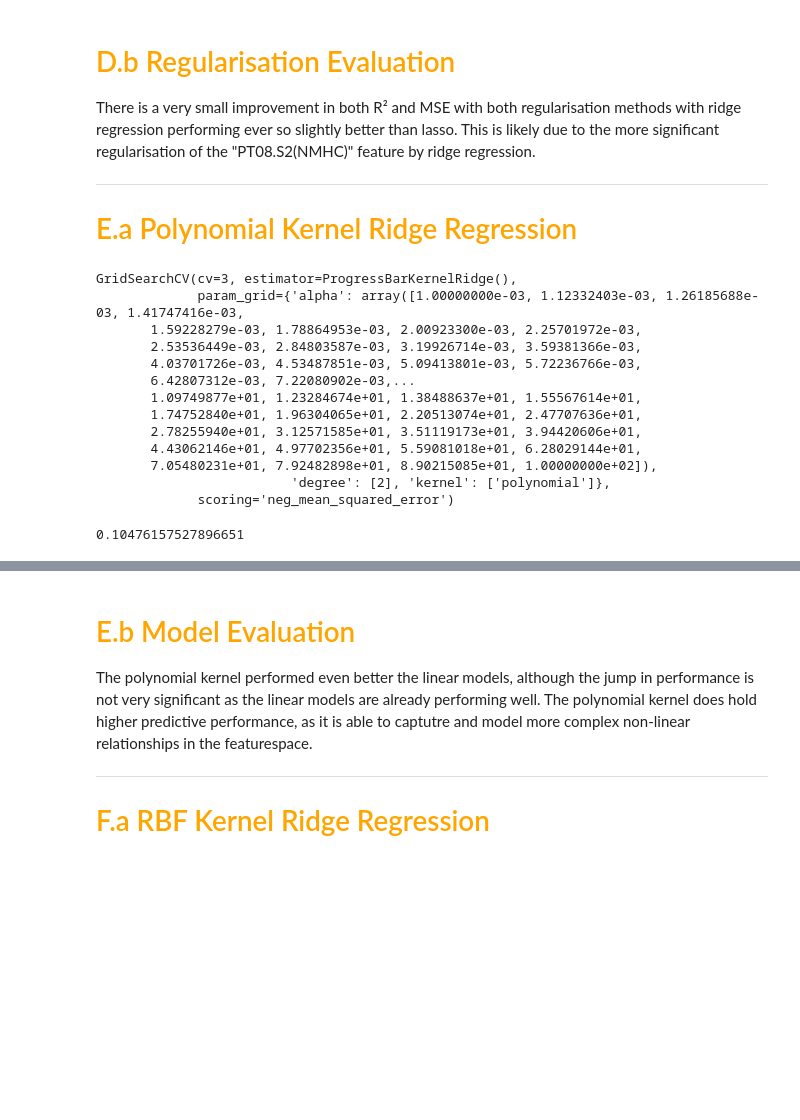
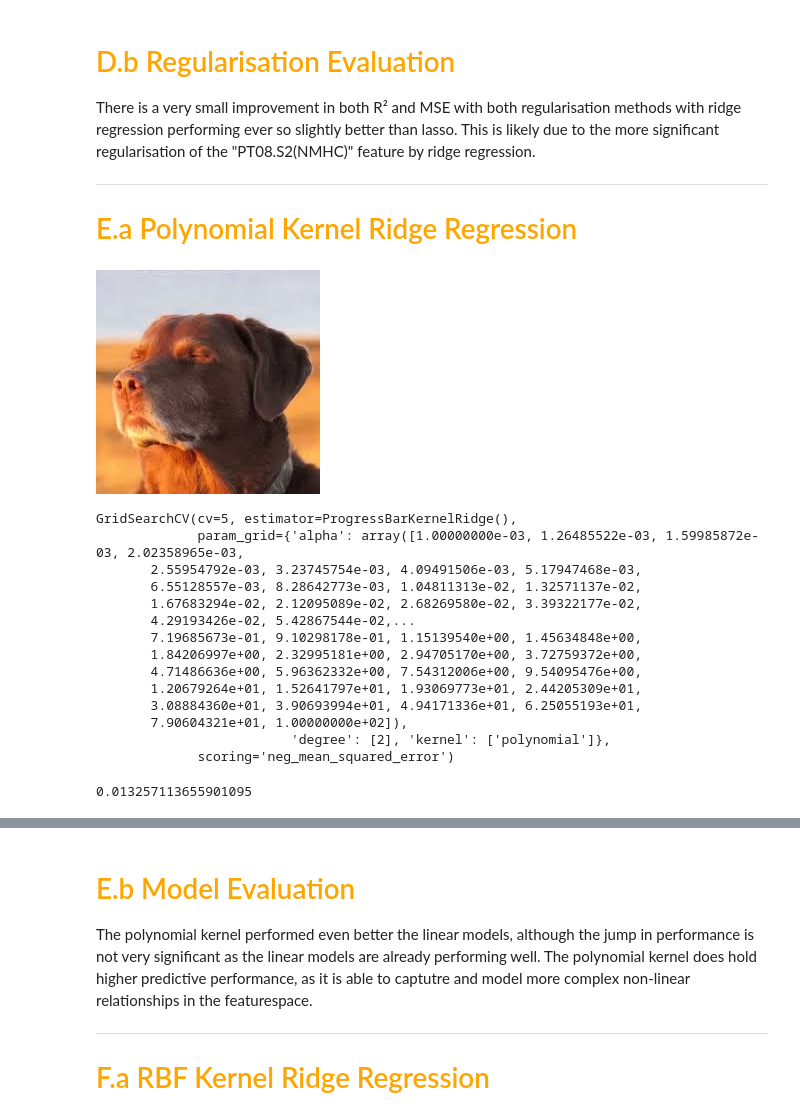
Before and after one commit to axeleth/Assignment, a Jupyter notebook: main.ipynb, the cells around one changed output, grey strips where cells are left out. Saved outputs shown, nothing was run; the diff lists cells and outputs as text; code cells hidden in the pictures; blank space fills up the shorter version.

```diff
--- a/main.ipynb
+++ b/main.ipynb
@@ -485,52 +485,57 @@ There is a very small improvement in both R² and MSE with both regularisation m
 # perform grid search to find the best alpha for the polynomial kernel ridge regression model
 from sklearn.kernel_ridge import KernelRidge
 from sklearn.model_selection import GridSearchCV
 
+# My imports for progress bar + easter egg
+from IPython.display import Image, display
 from tqdm.auto import tqdm
 
-alphas = np.logspace(-3, 2, 100)
+alphas = np.logspace(-3, 2, 50)
 
 param_grid = {'alpha': alphas,
 'degree': [2],
 'kernel': ['polynomial']}
-cross_validations = 3
+cross_validations = 5
 
 total_searches = (
     len(alphas)
     *cross_validations
     *len(param_grid['degree'])
     *len(param_grid['kernel'])
 )
 
 pbar = tqdm(total=total_searches)
 
 class ProgressBarKernelRidge(KernelRidge):
 
     def fit(self, X, y=None, **fit_params):
         pbar.update(1)
         return super().fit(X, y, **fit_params)
 
 
+display(Image('./images.jpeg'))
 grid_search = GridSearchCV(ProgressBarKernelRidge(), param_grid, cv=cross_validations, scoring='neg_mean_squared_error')
 grid_search.fit(X_train, y_train)
 # %% [output]
+[figure, added]
-GridSearchCV(cv=3, estimator=ProgressBarKernelRidge(),
-             param_grid={'alpha': array([1.00000000e-03, 1.12332403e-03, 1.26185688e-03, 1.41747416e-03,
-       1.59228279e-03, 1.78864953e-03, 2.00923300e-03, 2.25701972e-03,
-       2.53536449e-03, 2.84803587e-03, 3.19926714e-03, 3.59381366e-03,
-       4.03701726e-03, 4.53487851e-03, 5.09413801e-03, 5.72236766e-03,
-       6.42807312e-03, 7.22080902e-03,...
-       1.09749877e+01, 1.23284674e+01, 1.38488637e+01, 1.55567614e+01,
-       1.74752840e+01, 1.96304065e+01, 2.20513074e+01, 2.47707636e+01,
-       2.78255940e+01, 3.12571585e+01, 3.51119173e+01, 3.94420606e+01,
-       4.43062146e+01, 4.97702356e+01, 5.59081018e+01, 6.28029144e+01,
-       7.05480231e+01, 7.92482898e+01, 8.90215085e+01, 1.00000000e+02]),
+GridSearchCV(cv=5, estimator=ProgressBarKernelRidge(),
+             param_grid={'alpha': array([1.00000000e-03, 1.26485522e-03, 1.59985872e-03, 2.02358965e-03,
+       2.55954792e-03, 3.23745754e-03, 4.09491506e-03, 5.17947468e-03,
+       6.55128557e-03, 8.28642773e-03, 1.04811313e-02, 1.32571137e-02,
+       1.67683294e-02, 2.12095089e-02, 2.68269580e-02, 3.39322177e-02,
+       4.29193426e-02, 5.42867544e-02,...
+       7.19685673e-01, 9.10298178e-01, 1.15139540e+00, 1.45634848e+00,
+       1.84206997e+00, 2.32995181e+00, 2.94705170e+00, 3.72759372e+00,
+       4.71486636e+00, 5.96362332e+00, 7.54312006e+00, 9.54095476e+00,
+       1.20679264e+01, 1.52641797e+01, 1.93069773e+01, 2.44205309e+01,
+       3.08884360e+01, 3.90693994e+01, 4.94171336e+01, 6.25055193e+01,
+       7.90604321e+01, 1.00000000e+02]),
                          'degree': [2], 'kernel': ['polynomial']},
              scoring='neg_mean_squared_error')
 # %%
 grid_search.best_params_['alpha']
 # %% [output]
-0.10476157527896651
+0.013257113655901095
 # %%
 from sklearn.kernel_ridge import KernelRidge
 
```
Also changed, not shown: parts of 8 cells of this notebook, 2 other files.
